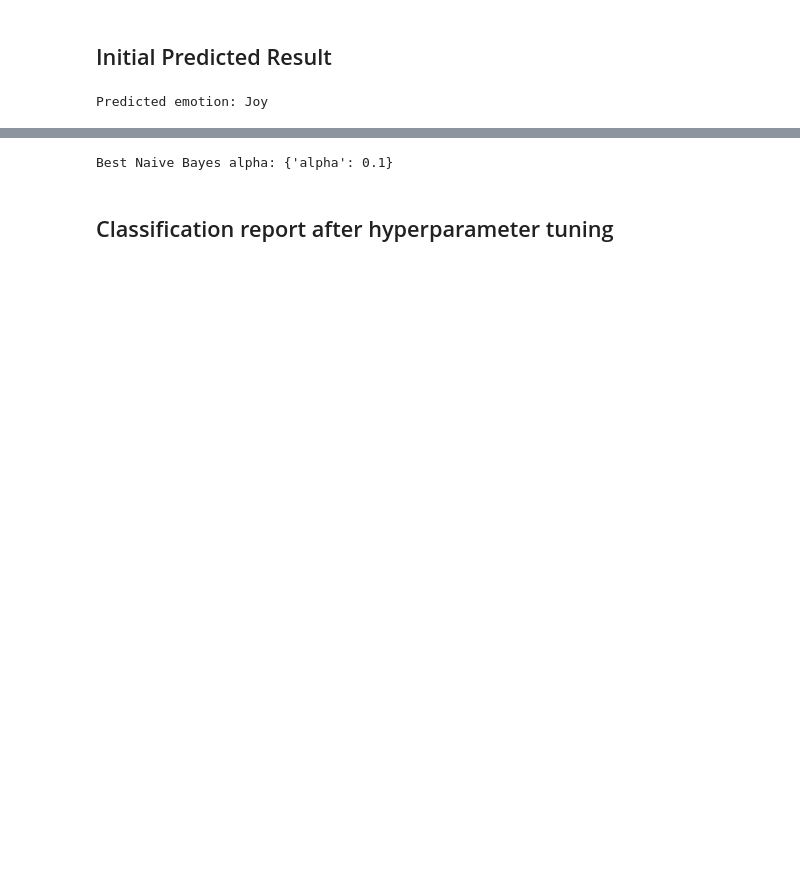
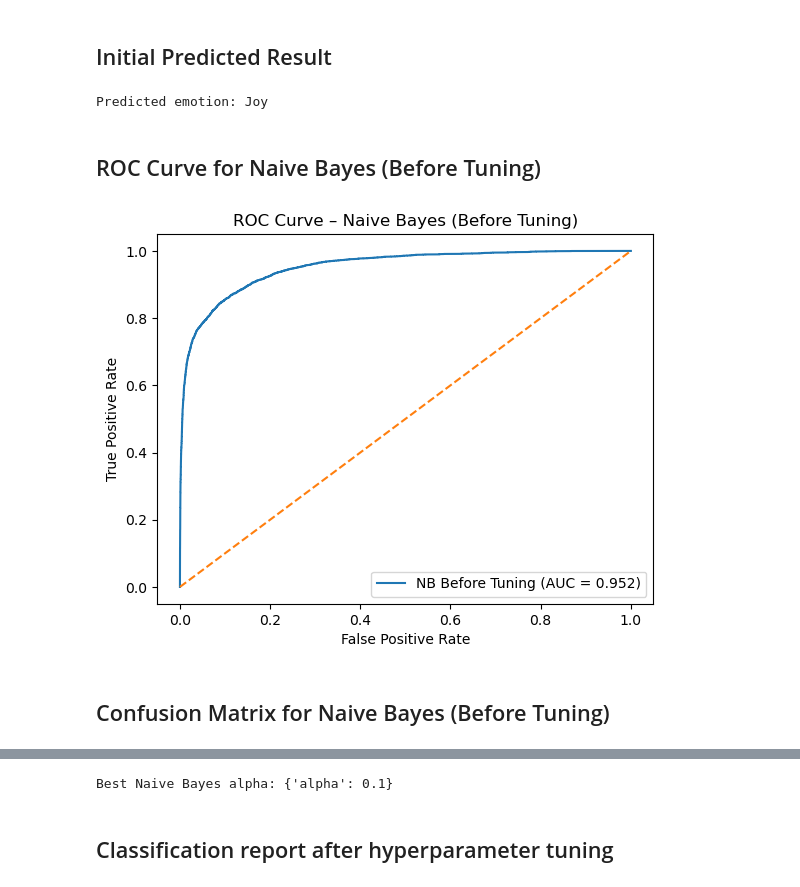
Before and after one commit to PranavSharma195/Emotion-Prediction, a Jupyter notebook: 23048577_Pranav_Sharma.ipynb, the cells around one changed output, grey strips where cells are left out. Cells and saved outputs as stored; diff of their text form; code cells hidden in the pictures; blank space fills up the shorter version.

```diff
--- a/23048577_Pranav_Sharma.ipynb
+++ b/23048577_Pranav_Sharma.ipynb
@@ -210,15 +272,17 @@ from sklearn.naive_bayes import MultinomialNB
 from sklearn.metrics import accuracy_score, classification_report
 
 # Initialize Naive Bayes classifier
-nb_model = MultinomialNB()
+nb_model_before = MultinomialNB()
 
 # Train the model
-nb_model.fit(X_train_tfidf, y_train)
+nb_model_before.fit(X_train_tfidf, y_train)
 
 # Predict on test data
-nb_preds = nb_model.predict(X_test_tfidf)
+nb_preds_before = nb_model_before.predict(X_test_tfidf)
 
 # Display performance metrics
-print("Naive Bayes Accuracy:", accuracy_score(y_test, nb_preds))
-print(classification_report(y_test, nb_preds))
+print("Naive Bayes Accuracy (Before Tuning):",
+      accuracy_score(y_test, nb_preds_before))
+
+print(classification_report(y_test, nb_preds_before))
 # %% [output]
@@ -245,3 +309,5 @@ pred = nb_model.predict(vectorizer.transform(["i was feeling pretty anxious all
 print("Predicted emotion:", emotion_map[pred])
 # %% [output]
 Predicted emotion: Joy
+# %% [markdown]
+## ROC Curve for Naive Bayes (Before Tuning)
@@ -247,0 +319,27 @@ Predicted emotion: Joy
+# %%
+# Binarize labels for ROC
+classes = np.unique(y_test)
+y_test_bin = label_binarize(y_test, classes=classes)
+# %%
+# Assuming you used a vectorizer during training
+X_test_vec = vectorizer.transform(X_test)  # Use .transform, NOT .fit_transform
+
+# Then predict probabilities
+y_prob_nb_before = nb_model_before.predict_proba(X_test_vec)
+
+# Assuming you binarized labels
+fpr, tpr, _ = roc_curve(y_test_bin.ravel(), y_prob_nb_before.ravel())
+roc_auc = auc(fpr, tpr)
+
+plt.figure()
+plt.plot(fpr, tpr, label=f"NB Before Tuning (AUC = {roc_auc:.3f})")
+plt.plot([0, 1], [0, 1], linestyle="--")
+plt.xlabel("False Positive Rate")
+plt.ylabel("True Positive Rate")
+plt.title("ROC Curve – Naive Bayes (Before Tuning)")
+plt.legend()
+plt.show()
+# %% [output]
+[figure, added]
+# %% [markdown]
+## Confusion Matrix for Naive Bayes (Before Tuning)
```
Also changed, not shown: parts of 37 cells of this notebook, 2 other files.
